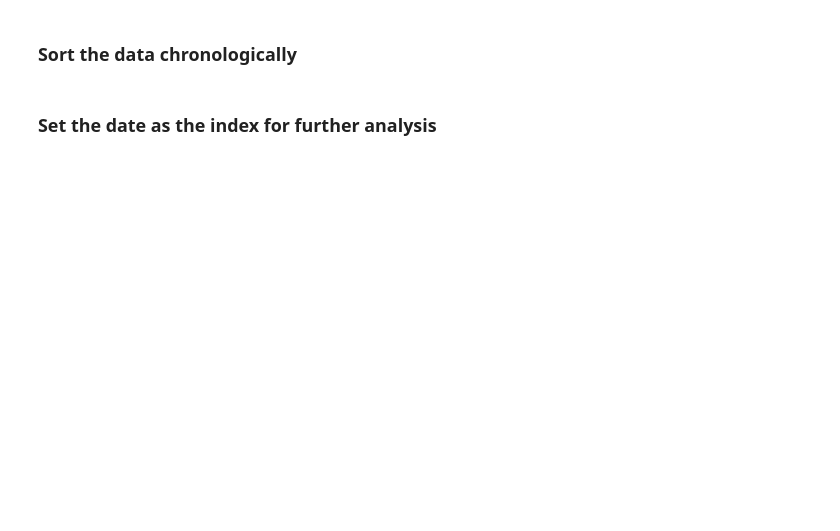
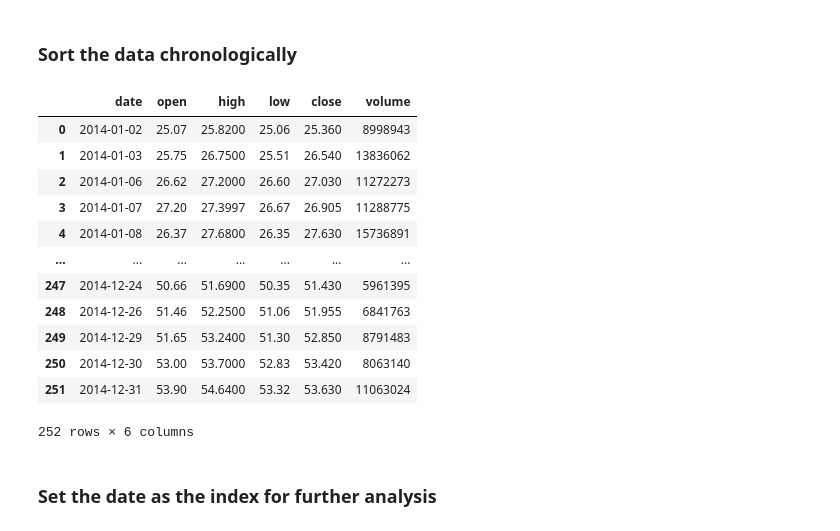
Before and after one commit to James-M-Beta/2501-PYTHON, a Jupyter notebook: demo.ipynb, the cells around one changed output. Drawn from its saved outputs; the diff is of its cells as text; code cells hidden in the pictures; blank space fills up the shorter version.

```diff
--- a/demo.ipynb
+++ b/demo.ipynb
@@ -63,6 +171,22 @@ df.columns
 ### Sort the data chronologically
 # %%
 df = df.sort_values('date')
+# %%
+df
+# %% [output]
+|  | date | open | high | low | close | volume |
+| 0 | 2014-01-02 | 25.07 | 25.8200 | 25.06 | 25.360 | 8998943 |
+| 1 | 2014-01-03 | 25.75 | 26.7500 | 25.51 | 26.540 | 13836062 |
+| 2 | 2014-01-06 | 26.62 | 27.2000 | 26.60 | 27.030 | 11272273 |
+| 3 | 2014-01-07 | 27.20 | 27.3997 | 26.67 | 26.905 | 11288775 |
+| 4 | 2014-01-08 | 26.37 | 27.6800 | 26.35 | 27.630 | 15736891 |
+| ... | ... | ... | ... | ... | ... | ... |
+| 247 | 2014-12-24 | 50.66 | 51.6900 | 50.35 | 51.430 | 5961395 |
+| 248 | 2014-12-26 | 51.46 | 52.2500 | 51.06 | 51.955 | 6841763 |
+| 249 | 2014-12-29 | 51.65 | 53.2400 | 51.30 | 52.850 | 8791483 |
+| 250 | 2014-12-30 | 53.00 | 53.7000 | 52.83 | 53.420 | 8063140 |
+| 251 | 2014-12-31 | 53.90 | 54.6400 | 53.32 | 53.630 | 11063024 |
+252 rows × 6 columns
 # %% [markdown]
 ### Set the date as the index for further analysis
 # %%
```
Also changed, not shown: parts of 24 cells of this notebook, 1 other file.
